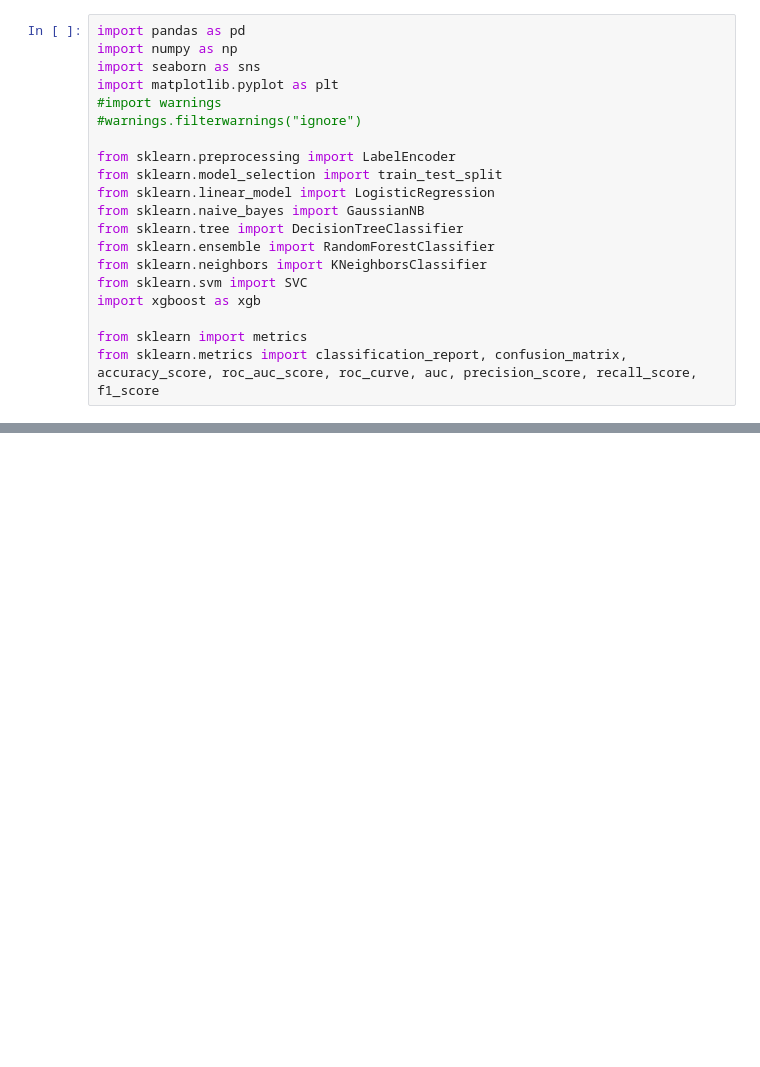
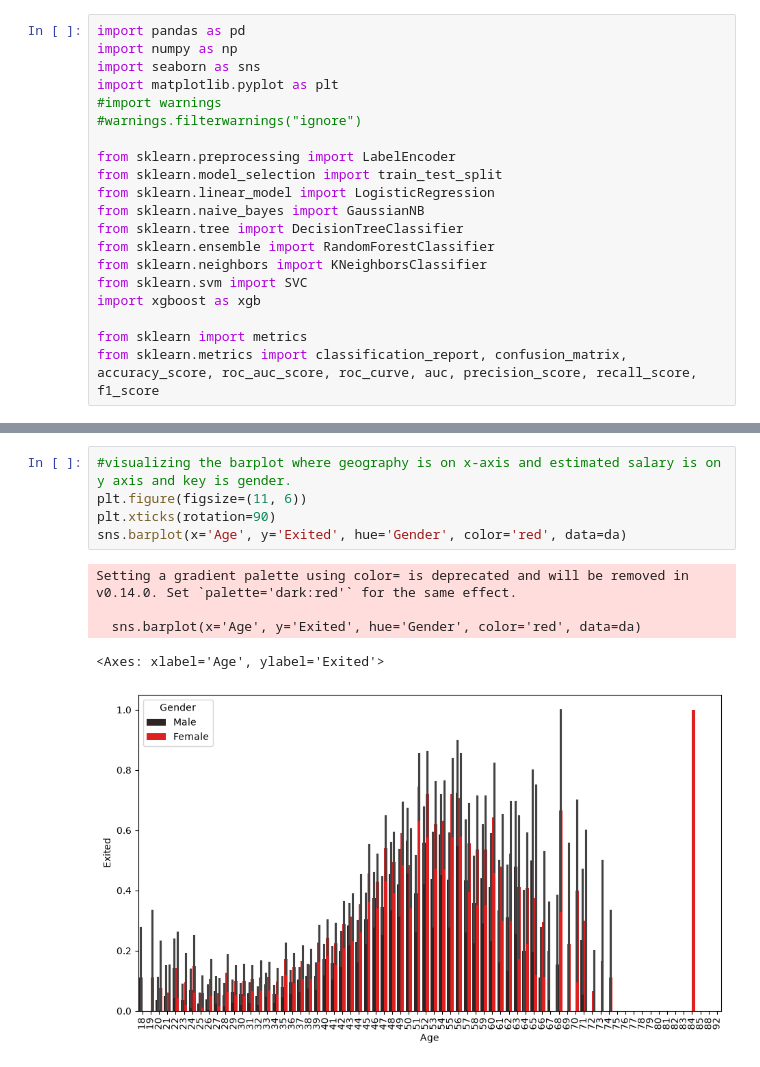
Before and after one commit to olaoluwacode/UD_Customer_Churn_Prediction, a Jupyter notebook: eda.ipynb, the cells around one changed output, grey strips where cells are left out. Saved outputs shown, nothing was run; the diff lists cells and outputs as text; blank space fills up the shorter version.

```diff
--- a/eda.ipynb
+++ b/eda.ipynb
@@ -57,0 +114,11 @@ Setting a gradient palette using color= is deprecated and will be removed in v0.
+# %%
+#visualizing the barplot where geography is on x-axis and estimated salary is on y axis and key is gender.
+plt.figure(figsize=(11, 6))
+plt.xticks(rotation=90)
+sns.barplot(x='Age', y='Exited', hue='Gender', color='red', data=da)
+# %% [output]
+Setting a gradient palette using color= is deprecated and will be removed in v0.14.0. Set `palette='dark:red'` for the same effect.
+
+  sns.barplot(x='Age', y='Exited', hue='Gender', color='red', data=da)
+<Axes: xlabel='Age', ylabel='Exited'>
+[figure, added]
```
Also changed, not shown: parts of 11 cells of this notebook.
